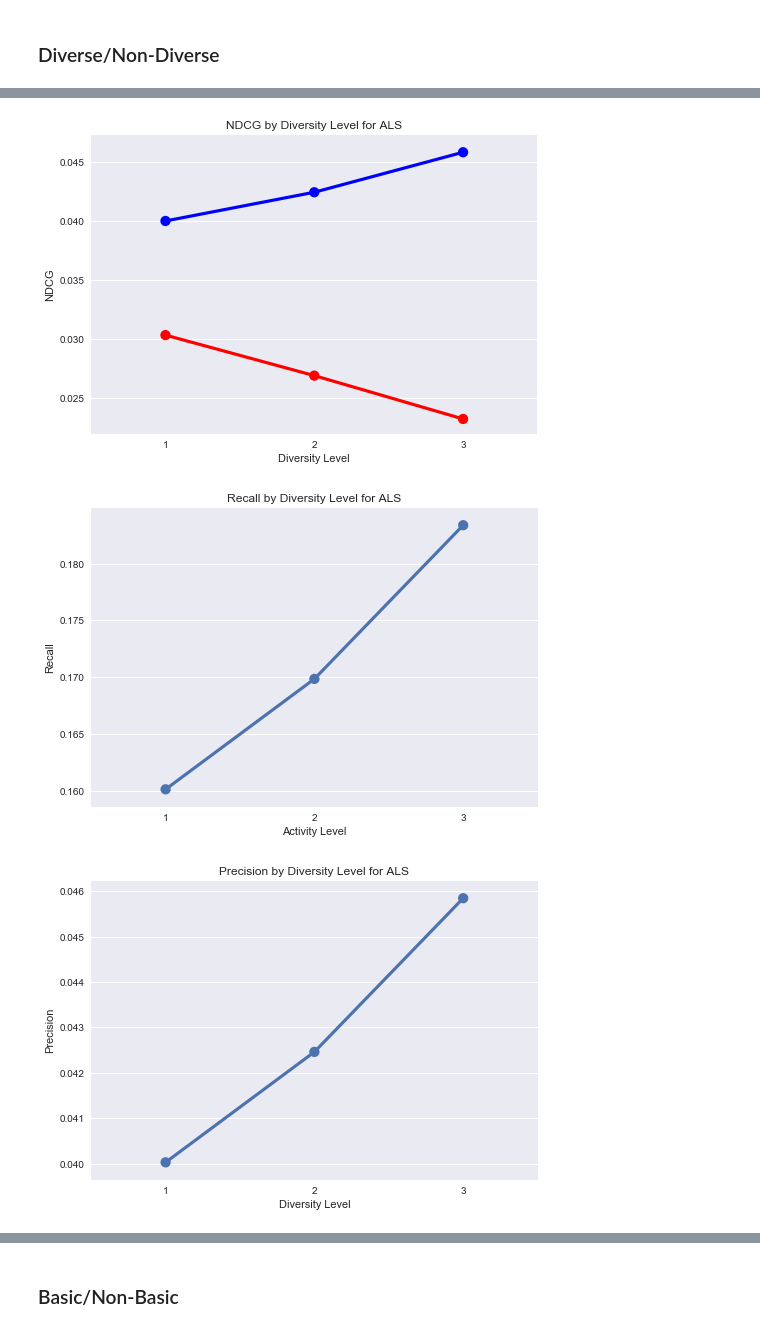
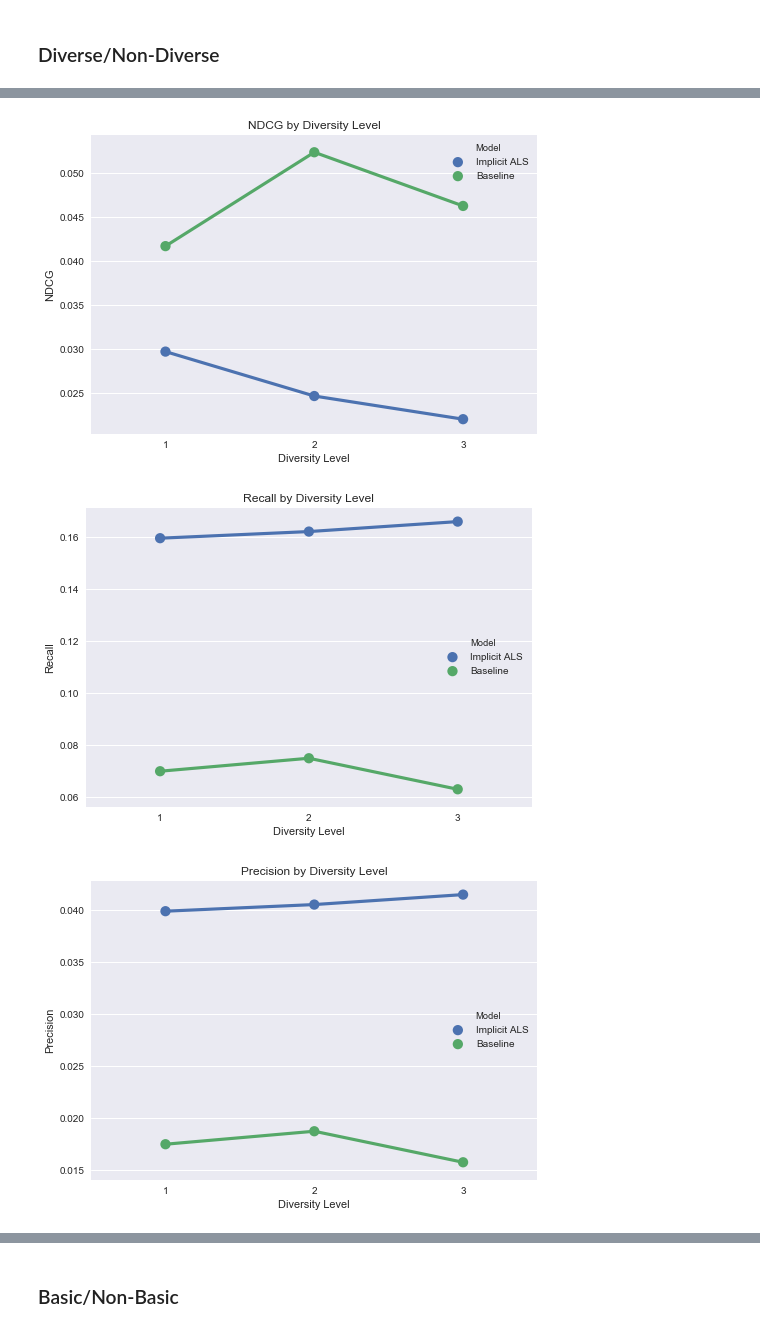
Before and after one commit to timjaya/lastfm, a Jupyter notebook: code/Main.ipynb, the cells around one changed output, grey strips where cells are left out. Saved outputs shown, nothing was run; the diff lists cells and outputs as text; code cells hidden in the pictures.

```diff
--- a/code/Main.ipynb
+++ b/code/Main.ipynb
@@ -296,6 +459,12 @@ ndcg_div_als = []
 recall_div_als = []
 precision_div_als = []
 coverage_div_als = []
+
+ndcg_div_baseline = []
+recall_div_baseline = []
+precision_div_baseline = []
+coverage_div_baseline = []
+
 for group in diversity_groups:
     #print('Matrix Sparsity:', calculate_sparsity(group))
     # Compute the recall and ndcg using optimal parameters for the ALS model on different dataset sizes
@@ -303,11 +472,10 @@ for group in diversity_groups:
     # train model
     print("Fitting model...")
     #FIRST, BASELINE------------------------------
-    model=baseline(20)
+    model=Baseline(20)
     model.fit(train)
-    coverage, precision, recall, ndcg = evaluate(model,"baseline", test, plays_sparse)
+    coverage, precision, recall, ndcg = evaluate(model,"baseline", test, group)
 
-    coverage, precision, recall, ndcg = evaluate(model,"implicit", test, plays_sparse)
     print("Recall:",recall*100,'%')
     print("Average NDCG:",ndcg*100,'%')
     print("Coverage:",coverage*100,'%')
@@ -322,7 +490,7 @@ for group in diversity_groups:
     model = implicit.als.AlternatingLeastSquares(factors=30, regularization=0.01)
     model.fit(train, show_progress=True)
 
-    coverage, precision, recall, ndcg = evaluate(model,"implicit", test, plays_sparse)
+    coverage, precision, recall, ndcg = evaluate(model,"implicit", test, group)
     print("Recall:",recall*100,'%')
     print("Average NDCG:",ndcg*100,'%')
     print("Coverage:",coverage*100,'%')
@@ -355,32 +547,52 @@ Precision: 4.585 %
 # %%
 # Plot NDCG by Diversity Level
-ndcg_div_df = pd.DataFrame({'N':levels, 'NDCG': ndcg_div})
-g = sns.pointplot(x='N', y='NDCG', data=ndcg_div_df,color='red')
-f = sns.pointplot(x='N', y='Precision', data=precision_div_df,color='blue')
-plt.title('NDCG by Diversity Level for ALS')
+ndcg_div_als_df = pd.DataFrame({'N':levels, 'NDCG': ndcg_div_als})
+ndcg_div_baseline_df = pd.DataFrame({'N':levels, 'NDCG': ndcg_div_baseline})
+f, ax = plt.subplots(1, 1)
+
+ndcg_div_als_df['Model'] = 'Implicit ALS'
+ndcg_div_baseline_df['Model'] = 'Baseline'
+df = pd.concat([ndcg_div_als_df,ndcg_div_baseline_df])
+sns.pointplot(ax=ax,x='N',y='NDCG',data=df,hue='Model')
+plt.title('NDCG by Diversity Level')
 plt.xlabel('Diversity Level')
 plt.ylabel('NDCG')
+
 plt.show()
 # %% [output]
-[figure, old version]
+[figure, new version]
 # %%
-# Plot Recall of by Diversity Level
-recall_div_df = pd.DataFrame({'N':levels, 'Recall': recall_div})
-g = sns.pointplot(x='N', y='Recall', data=recall_div_df)
-plt.title('Recall by Diversity Level for ALS')
-plt.xlabel('Activity Level')
+# Plot Recall by Diversity Level
+recall_div_als_df = pd.DataFrame({'N':levels, 'Recall': recall_div_als})
+recall_div_baseline_df = pd.DataFrame({'N':levels, 'Recall': recall_div_baseline})
+f, ax = plt.subplots(1, 1)
+
+recall_div_als_df['Model'] = 'Implicit ALS'
+recall_div_baseline_df['Model'] = 'Baseline'
+df = pd.concat([recall_div_als_df,recall_div_baseline_df])
+sns.pointplot(ax=ax,x='N',y='Recall',data=df,hue='Model')
+plt.title('Recall by Diversity Level')
+plt.xlabel('Diversity Level')
 plt.ylabel('Recall')
+
 plt.show()
 # %% [output]
-[figure, old version]
+[figure, new version]
 # %%
-# Plot Precision of by Diversity Level
-precision_div_df = pd.DataFrame({'N':levels, 'Precision': precision_div})
-g = sns.pointplot(x='N', y='Precision', data=precision_div_df)
-plt.title('Precision by Diversity Level for ALS')
+# Plot Precision by Diversity Level
+precision_div_als_df = pd.DataFrame({'N':levels, 'Precision': precision_div_als})
+precision_div_baseline_df = pd.DataFrame({'N':levels, 'Precision': precision_div_baseline})
+f, ax = plt.subplots(1, 1)
+
+precision_div_als_df['Model'] = 'Implicit ALS'
+precision_div_baseline_df['Model'] = 'Baseline'
+df = pd.concat([precision_div_als_df,precision_div_baseline_df])
+sns.pointplot(ax=ax,x='N',y='Precision',data=df,hue='Model')
+plt.title('Precision by Diversity Level')
 plt.xlabel('Diversity Level')
 plt.ylabel('Precision')
+
 plt.show()
 # %% [output]
-[figure, old version]
+[figure, new version]
 # %%
```
Also changed, not shown: parts of 7 cells of this notebook.
